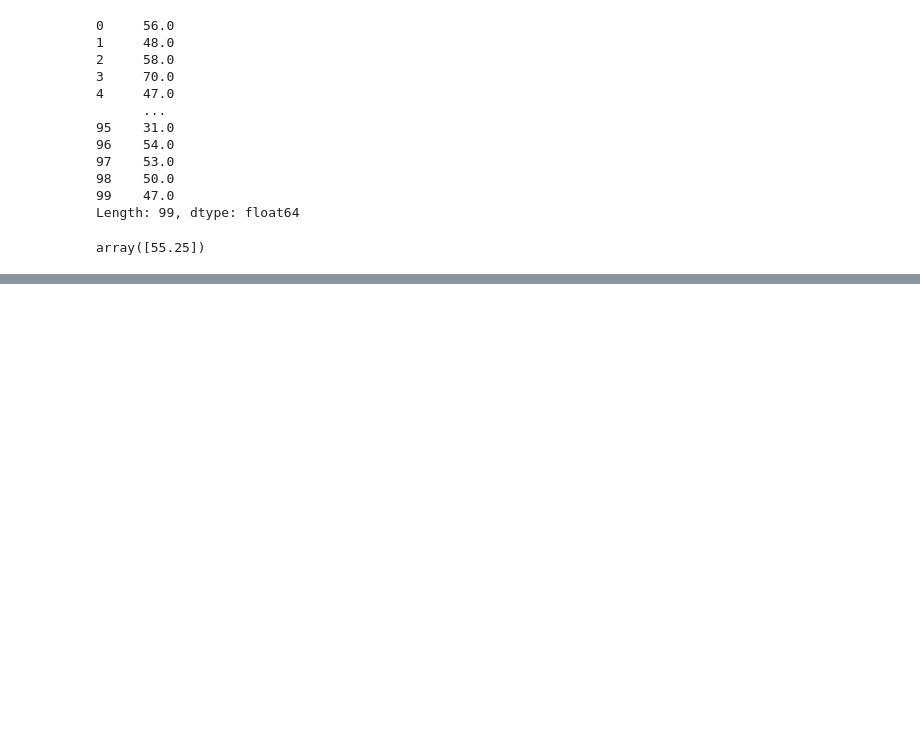
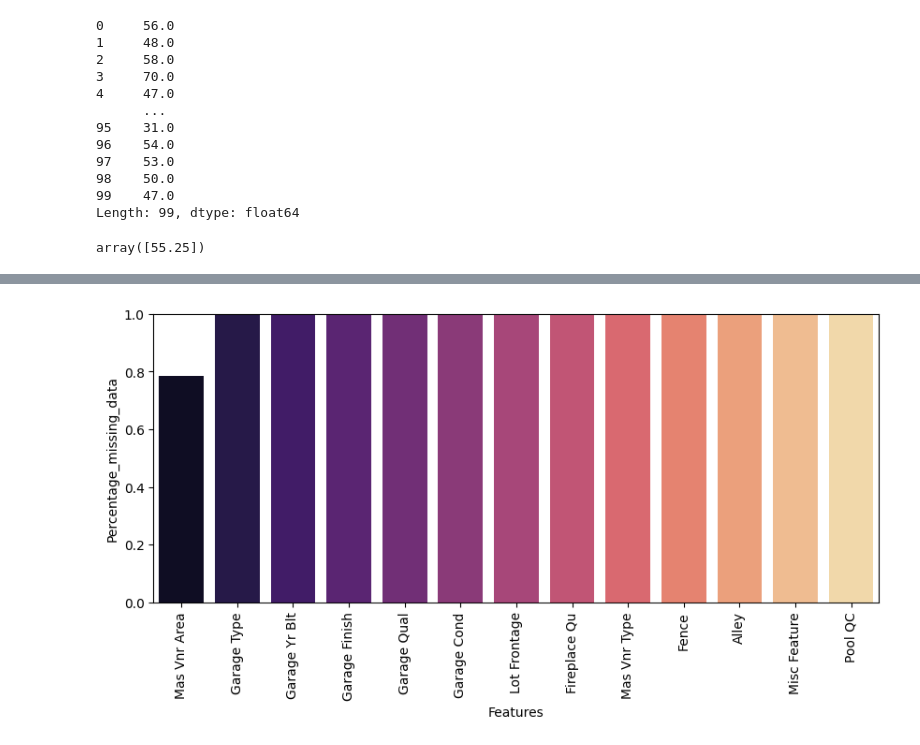
Before and after one commit to AlexTmbMifi/ML_basic, a Jupyter notebook: FeaturesEngineering.ipynb, the cells around one changed output, grey strips where cells are left out. Cells and saved outputs as stored; diff of their text form; code cells hidden in the pictures; blank space fills up the shorter version.

```diff
--- a/FeaturesEngineering.ipynb
+++ b/FeaturesEngineering.ipynb
@@ -76,0 +341,17 @@ array([55.25])
+# %%
+bsmt_num_cols = ['BsmtFin SF 1', 'BsmtFin SF 2', 'Bsmt Unf SF','Total Bsmt SF', 'Bsmt Full Bath', 'Bsmt Half Bath']
+df[bsmt_num_cols] = df[bsmt_num_cols].fillna(0)
+# %%
+bsmt_str_cols =  ['Bsmt Qual', 'Bsmt Cond', 'Bsmt Exposure', 'BsmtFin Type 1', 'BsmtFin Type 2']
+df[bsmt_str_cols] = df[bsmt_str_cols].fillna('None')
+# %%
+percent_nan = percent_missing(df)
+# %%
+fig, ax = plt.subplots(figsize=(10, 4))
+plt.xlabel('Features')
+plt.ylabel('Percentage_missing_data')
+sns.barplot(x=percent_nan.index, y=percent_nan, hue=percent_nan.index, palette='magma')
+plt.xticks(rotation=90)
+plt.ylim(0,1);
+# %% [output]
+[figure, added]
```
Also changed, not shown: parts of 27 cells of this notebook.
